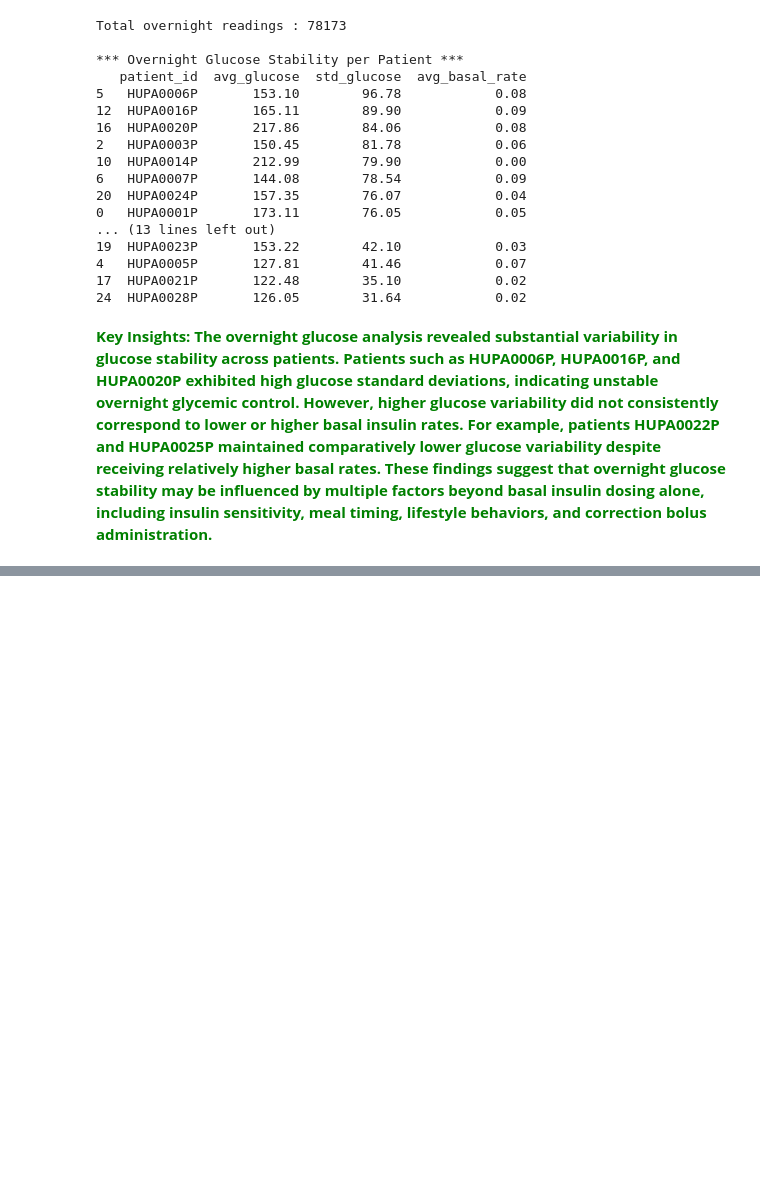
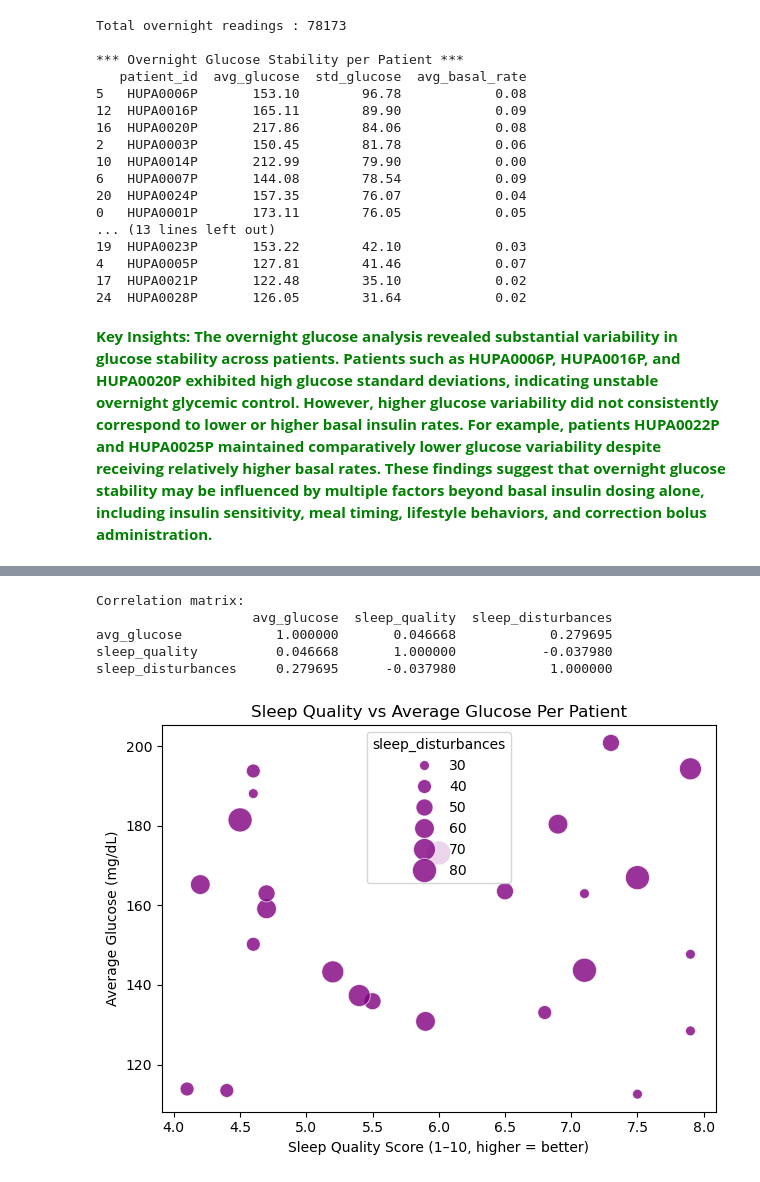
Before and after one commit to PoojaBELURE1724/Team6_DataDynamos_Python-Hackathon_MAY-2026, a Jupyter notebook: Team6_DataDynamos_category3.PrescriptiveAnalysis.ipynb, the cells around one changed output, grey strips where cells are left out. Cells and saved outputs as stored; diff of their text form; code cells hidden in the pictures; blank space fills up the shorter version.

```diff
--- a/Team6_DataDynamos_category3.PrescriptiveAnalysis.ipynb
+++ b/Team6_DataDynamos_category3.PrescriptiveAnalysis.ipynb
@@ -127,0 +233,25 @@ Total overnight readings : 78173
+# %%
+patient_summary = df.groupby('patient_id').agg(
+    avg_glucose=('glucose', 'mean'),
+    sleep_quality=('sleep_quality_(1-10)', 'first'),
+    sleep_disturbances=('%_with_sleep_disturbances', 'first')
+).reset_index()
+
+print("Correlation matrix:")
+print(patient_summary[['avg_glucose', 'sleep_quality', 'sleep_disturbances']].corr())
+
+sns.scatterplot(data=patient_summary, x='sleep_quality', y='avg_glucose',
+                size='sleep_disturbances', sizes=(50, 300),
+                alpha=0.8, color='purple')
+plt.title("Sleep Quality vs Average Glucose Per Patient")
+plt.xlabel("Sleep Quality Score (1–10, higher = better)")
+plt.ylabel("Average Glucose (mg/dL)")
+plt.tight_layout()
+plt.show()
+# %% [output]
+Correlation matrix:
+                    avg_glucose  sleep_quality  sleep_disturbances
+avg_glucose            1.000000       0.046668            0.279695
+sleep_quality          0.046668       1.000000           -0.037980
+sleep_disturbances     0.279695      -0.037980            1.000000
+[figure, added]
```
Also changed, not shown: parts of 17 cells of this notebook.
